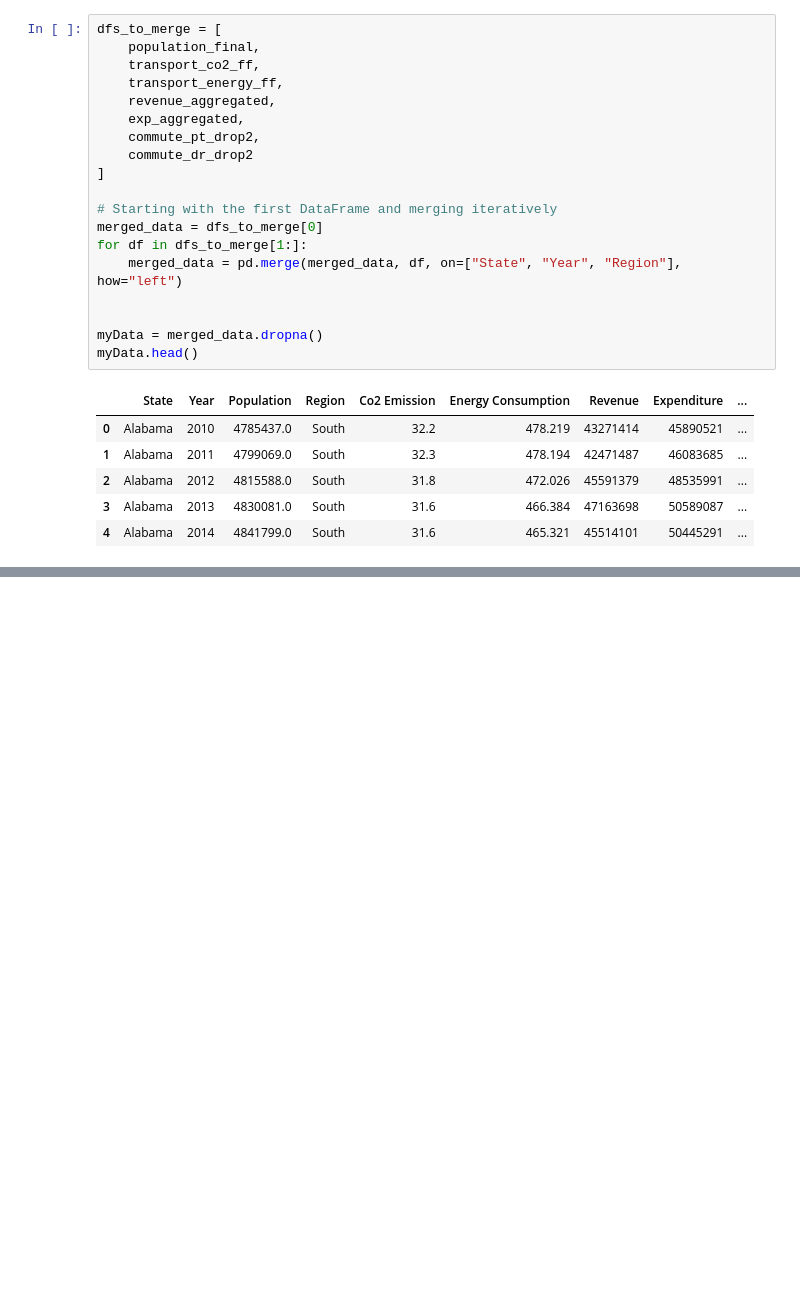
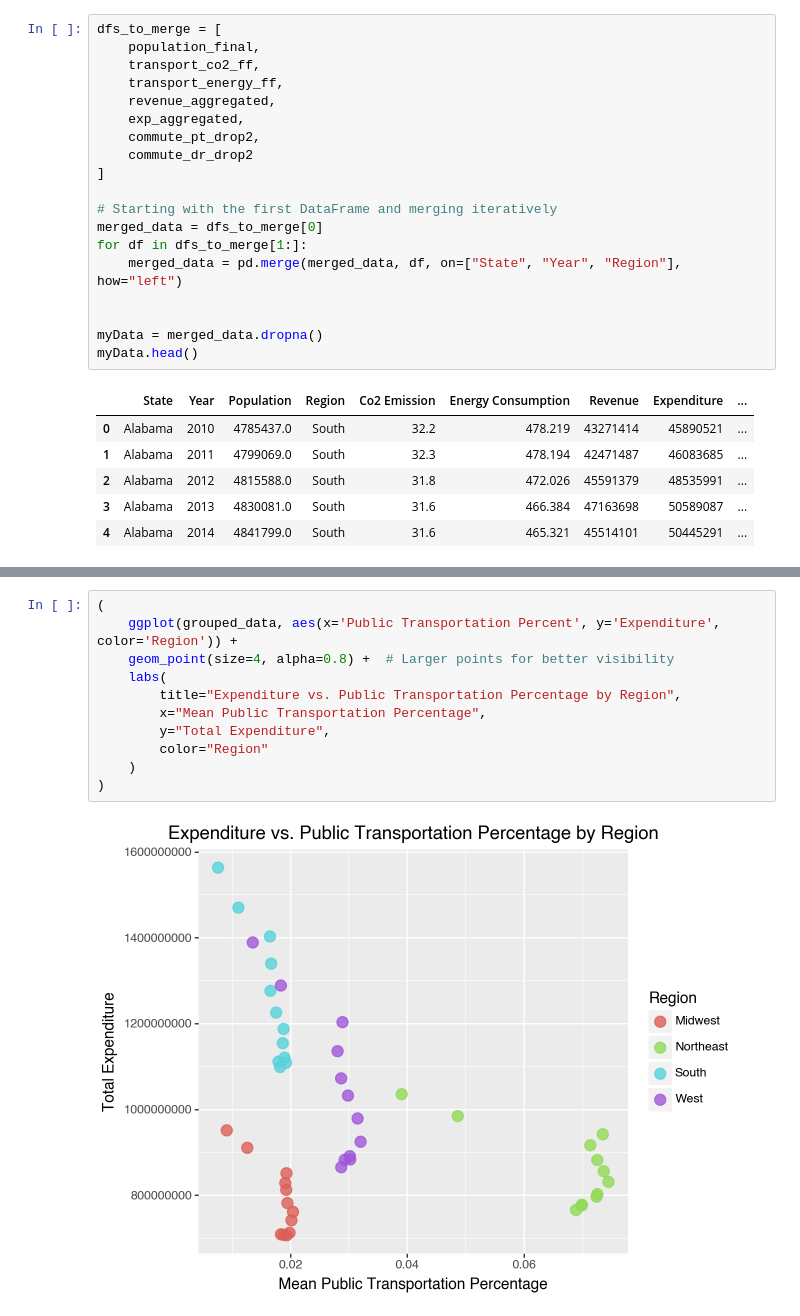
Before and after one commit to wkapner/GSB544Project, a Jupyter notebook: ProjectDan.ipynb, the cells around one changed output, grey strips where cells are left out. Drawn from its saved outputs; the diff is of its cells as text; blank space fills up the shorter version.

```diff
--- a/ProjectDan.ipynb
+++ b/ProjectDan.ipynb
@@ -255,0 +288,13 @@ myData.head()
+# %%
+(
+    ggplot(grouped_data, aes(x='Public Transportation Percent', y='Expenditure', color='Region')) +
+    geom_point(size=4, alpha=0.8) +  # Larger points for better visibility
+    labs(
+        title="Expenditure vs. Public Transportation Percentage by Region",
+        x="Mean Public Transportation Percentage",
+        y="Total Expenditure",
+        color="Region"
+    )
+)
+# %% [output]
+[figure, added]
```
Also changed, not shown: parts of 4 cells of this notebook.
